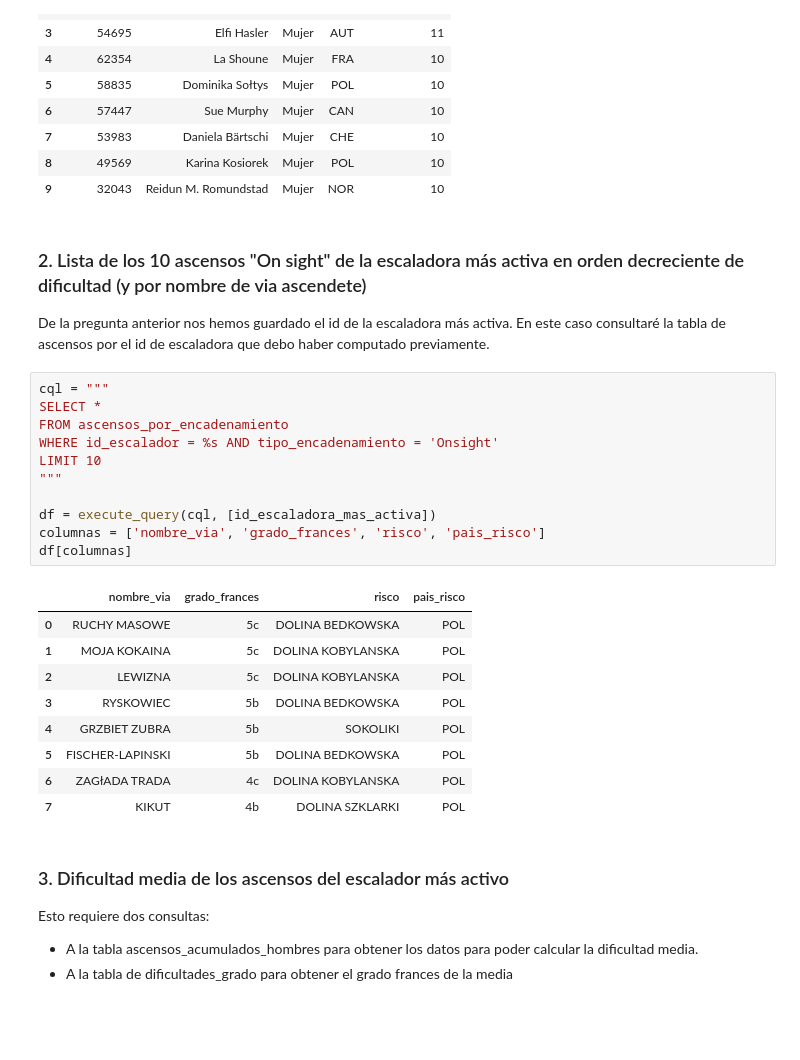
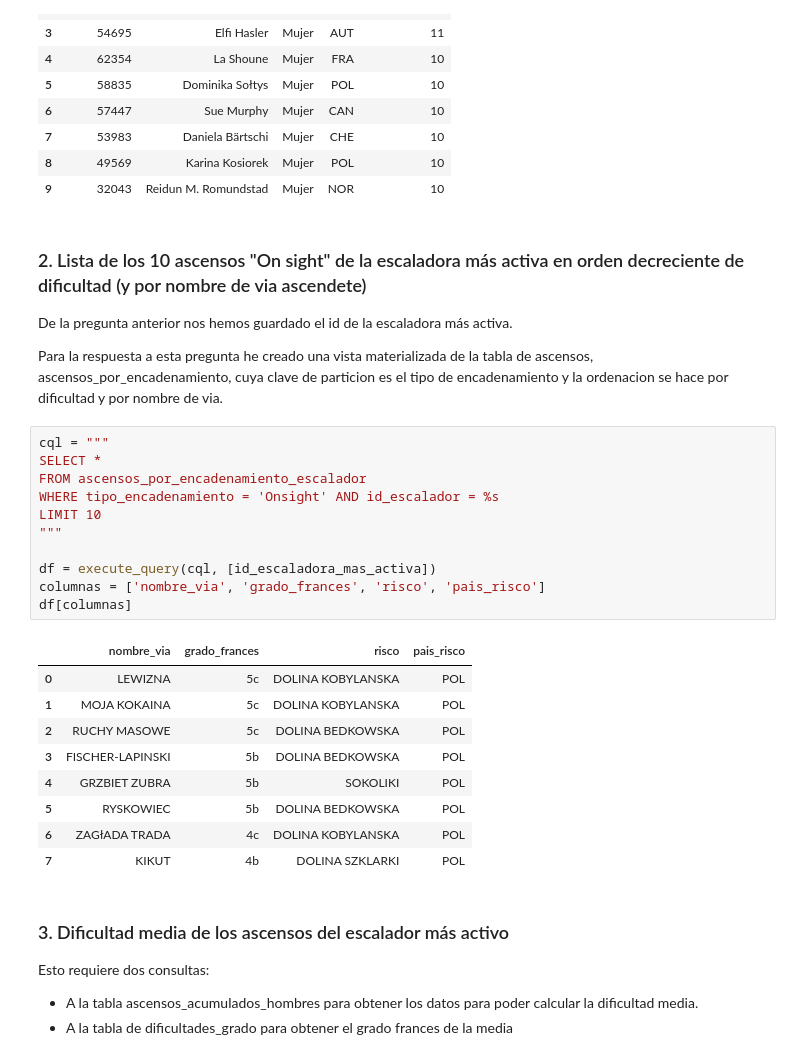
Before and after one commit to jmsanchezff/datahack_practica_bbdd, a Jupyter notebook: Cassandra.ipynb, the cells around one changed output. Cells and saved outputs as stored; diff of their text form; blank space fills up the shorter version.

Commit message:
respondida pregunta 5

```diff
--- a/Cassandra.ipynb
+++ b/Cassandra.ipynb
@@ -356,26 +452,28 @@ df[columnas]
 # %% [markdown]
 ### 2. Lista de los 10 ascensos "On sight" de la escaladora más activa en orden decreciente de dificultad (y por nombre de via ascendete)
 
-De la pregunta anterior nos hemos guardado el id de la escaladora más activa. En este caso consultaré la tabla de ascensos por el id de escaladora que debo haber computado previamente.
+De la pregunta anterior nos hemos guardado el id de la escaladora más activa.
+
+Para la respuesta a esta pregunta he creado una vista materializada de la tabla de ascensos, ascensos_por_encadenamiento, cuya clave de particion es el tipo de encadenamiento y la ordenacion se hace por dificultad y por nombre de via.
 # %%
 cql = """
 SELECT *
-FROM ascensos_por_encadenamiento
-WHERE id_escalador = %s AND tipo_encadenamiento = 'Onsight'
+FROM ascensos_por_encadenamiento_escalador
+WHERE tipo_encadenamiento = 'Onsight' AND id_escalador = %s
 LIMIT 10
 """
 
 df = execute_query(cql, [id_escaladora_mas_activa])
 columnas = ['nombre_via', 'grado_frances', 'risco', 'pais_risco']
 df[columnas]
 # %% [output]
 |  | nombre_via | grado_frances | risco | pais_risco |
-| 0 | RUCHY MASOWE | 5c | DOLINA BEDKOWSKA | POL |
+| 0 | LEWIZNA | 5c | DOLINA KOBYLANSKA | POL |
 | 1 | MOJA KOKAINA | 5c | DOLINA KOBYLANSKA | POL |
-| 2 | LEWIZNA | 5c | DOLINA KOBYLANSKA | POL |
-| 3 | RYSKOWIEC | 5b | DOLINA BEDKOWSKA | POL |
+| 2 | RUCHY MASOWE | 5c | DOLINA BEDKOWSKA | POL |
+| 3 | FISCHER-LAPINSKI | 5b | DOLINA BEDKOWSKA | POL |
 | 4 | GRZBIET ZUBRA | 5b | SOKOLIKI | POL |
-| 5 | FISCHER-LAPINSKI | 5b | DOLINA BEDKOWSKA | POL |
+| 5 | RYSKOWIEC | 5b | DOLINA BEDKOWSKA | POL |
 | 6 | ZAGłADA TRADA | 4c | DOLINA KOBYLANSKA | POL |
 | 7 | KIKUT | 4b | DOLINA SZKLARKI | POL |
 # %% [markdown]
```
Also changed, not shown: parts of 18 cells of this notebook.
